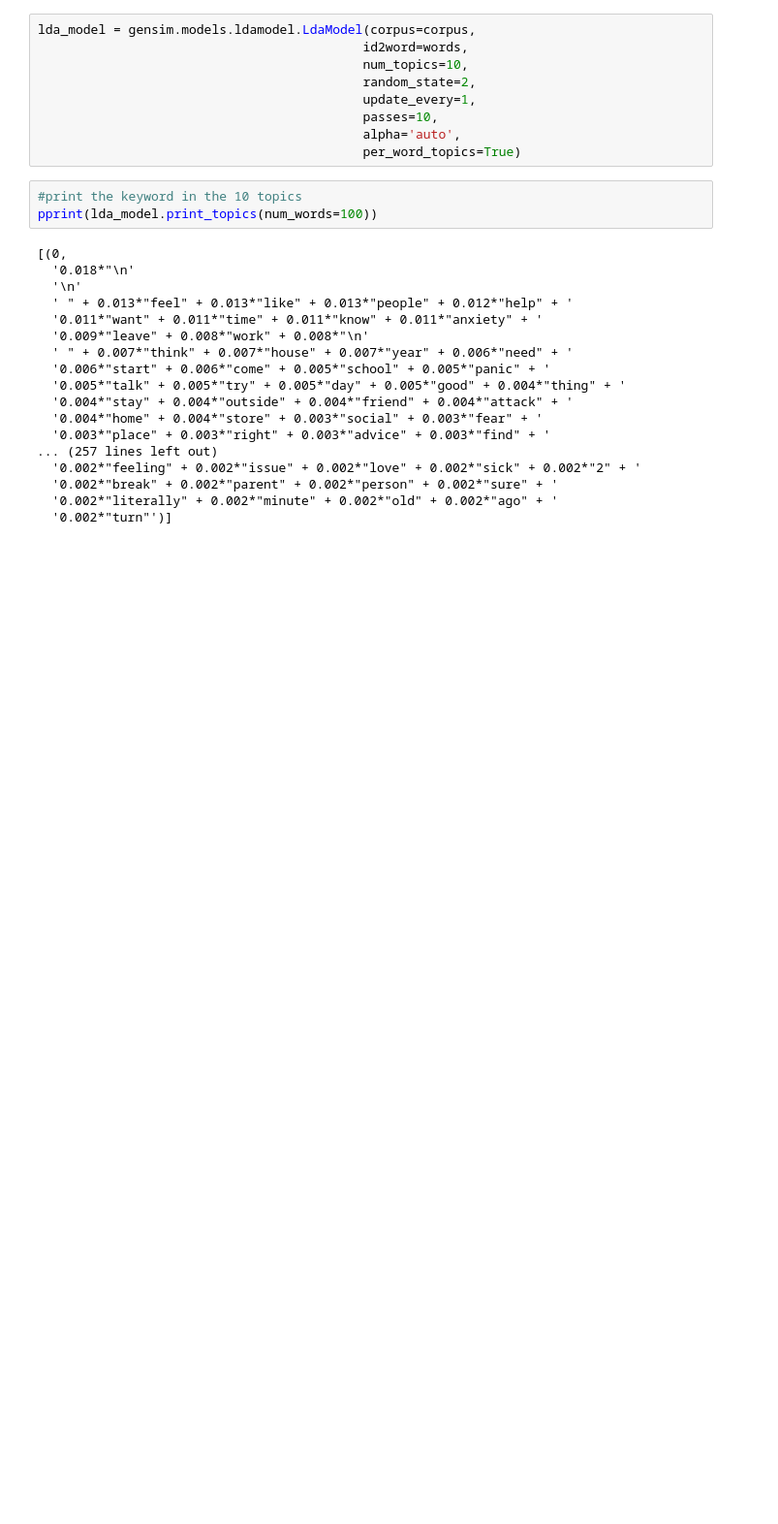
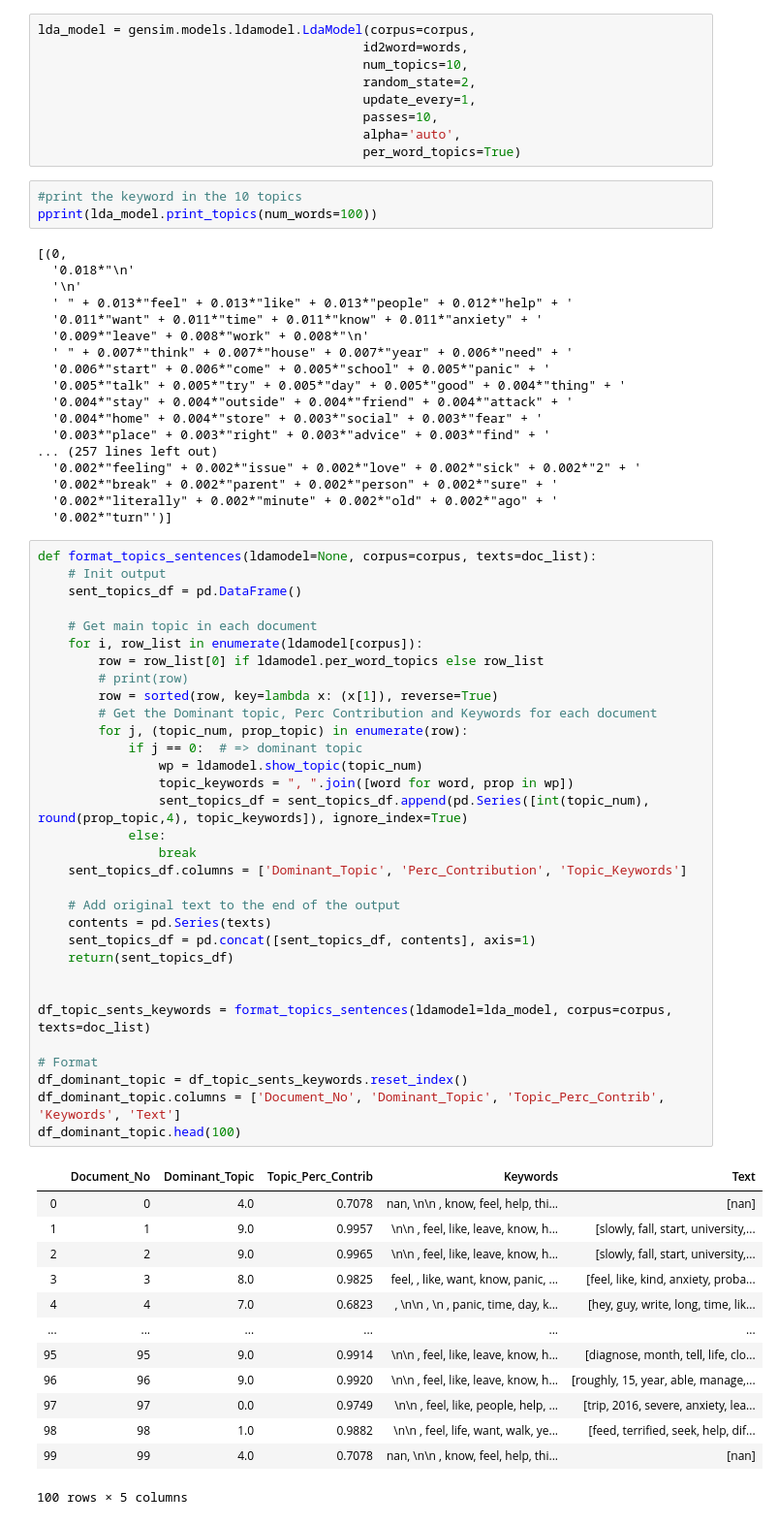
Before and after one commit to heathersaul-nos3lf/final_horsemen, a Jupyter notebook: Topic_modeling.ipynb, the cells around one changed output. Shown at 97% size. Drawn from its saved outputs; the diff is of its cells as text; blank space fills up the shorter version.

```diff
--- a/Topic_modeling.ipynb
+++ b/Topic_modeling.ipynb
@@ -114,3 +114,49 @@ pprint(lda_model.print_topics(num_words=100))
   '0.002*"break" + 0.002*"parent" + 0.002*"person" + 0.002*"sure" + '
   '0.002*"literally" + 0.002*"minute" + 0.002*"old" + 0.002*"ago" + '
   '0.002*"turn"')]
+# %%
+def format_topics_sentences(ldamodel=None, corpus=corpus, texts=doc_list):
+    # Init output
+    sent_topics_df = pd.DataFrame()
+
+    # Get main topic in each document
+    for i, row_list in enumerate(ldamodel[corpus]):
+        row = row_list[0] if ldamodel.per_word_topics else row_list
+        # print(row)
+        row = sorted(row, key=lambda x: (x[1]), reverse=True)
+        # Get the Dominant topic, Perc Contribution and Keywords for each document
+        for j, (topic_num, prop_topic) in enumerate(row):
+            if j == 0:  # => dominant topic
+                wp = ldamodel.show_topic(topic_num)
+                topic_keywords = ", ".join([word for word, prop in wp])
+                sent_topics_df = sent_topics_df.append(pd.Series([int(topic_num), round(prop_topic,4), topic_keywords]), ignore_index=True)
+            else:
+                break
+    sent_topics_df.columns = ['Dominant_Topic', 'Perc_Contribution', 'Topic_Keywords']
+
+    # Add original text to the end of the output
+    contents = pd.Series(texts)
+    sent_topics_df = pd.concat([sent_topics_df, contents], axis=1)
+    return(sent_topics_df)
+
+
+df_topic_sents_keywords = format_topics_sentences(ldamodel=lda_model, corpus=corpus, texts=doc_list)
+
+# Format
+df_dominant_topic = df_topic_sents_keywords.reset_index()
+df_dominant_topic.columns = ['Document_No', 'Dominant_Topic', 'Topic_Perc_Contrib', 'Keywords', 'Text']
+df_dominant_topic.head(100)
+# %% [output]
+|  | Document_No | Dominant_Topic | Topic_Perc_Contrib | Keywords | Text |
+| 0 | 0 | 4.0 | 0.7078 | nan, \n\n , know, feel, help, thi... | [nan] |
+| 1 | 1 | 9.0 | 0.9957 | \n\n , feel, like, leave, know, h... | [slowly, fall, start, university,... |
+| 2 | 2 | 9.0 | 0.9965 | \n\n , feel, like, leave, know, h... | [slowly, fall, start, university,... |
+| 3 | 3 | 8.0 | 0.9825 | feel, , like, want, know, panic, ... | [feel, like, kind, anxiety, proba... |
+| 4 | 4 | 7.0 | 0.6823 | , \n\n , \n , panic, time, day, k... | [hey, guy, write, long, time, lik... |
+| ... | ... | ... | ... | ... | ... |
+| 95 | 95 | 9.0 | 0.9914 | \n\n , feel, like, leave, know, h... | [diagnose, month, tell, life, clo... |
+| 96 | 96 | 9.0 | 0.9920 | \n\n , feel, like, leave, know, h... | [roughly, 15, year, able, manage,... |
+| 97 | 97 | 0.0 | 0.9749 | \n\n , feel, like, people, help, ... | [trip, 2016, severe, anxiety, lea... |
+| 98 | 98 | 1.0 | 0.9882 | \n\n , feel, life, want, walk, ye... | [feed, terrified, seek, help, dif... |
+| 99 | 99 | 4.0 | 0.7078 | nan, \n\n , know, feel, help, thi... | [nan] |
+100 rows × 5 columns
```
Also changed, not shown: parts of 4 cells of this notebook, 15 other files.
